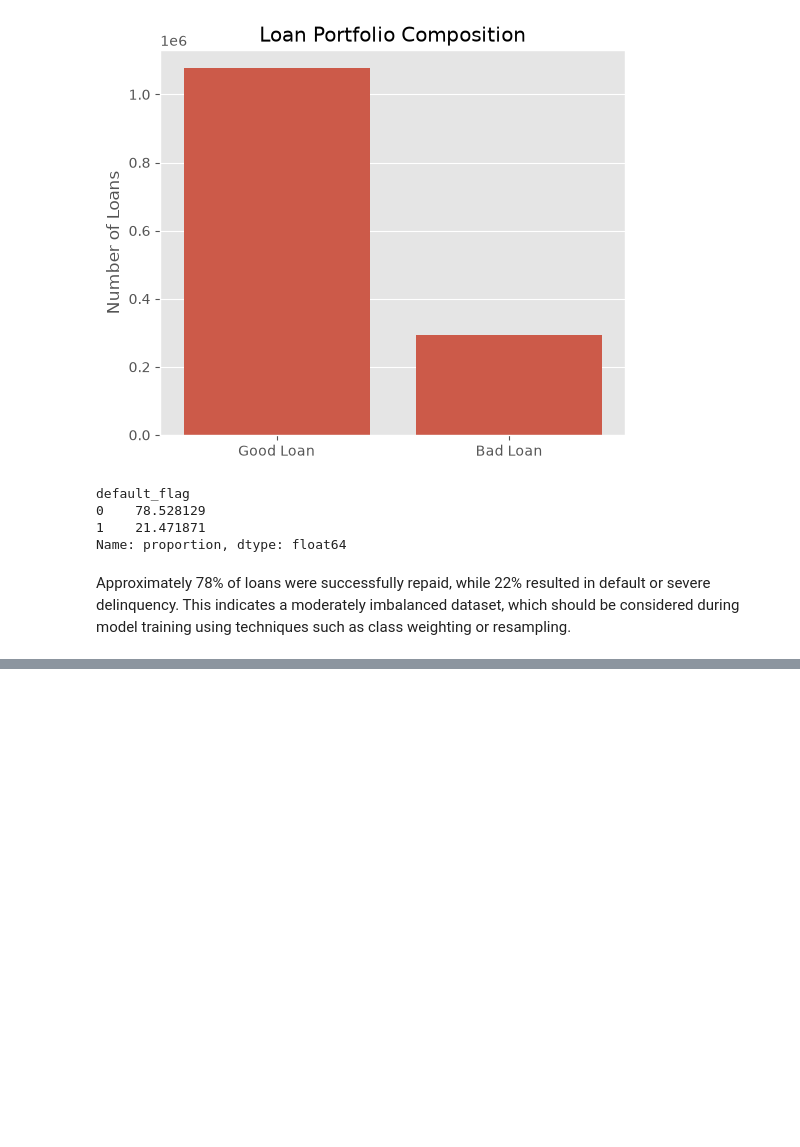
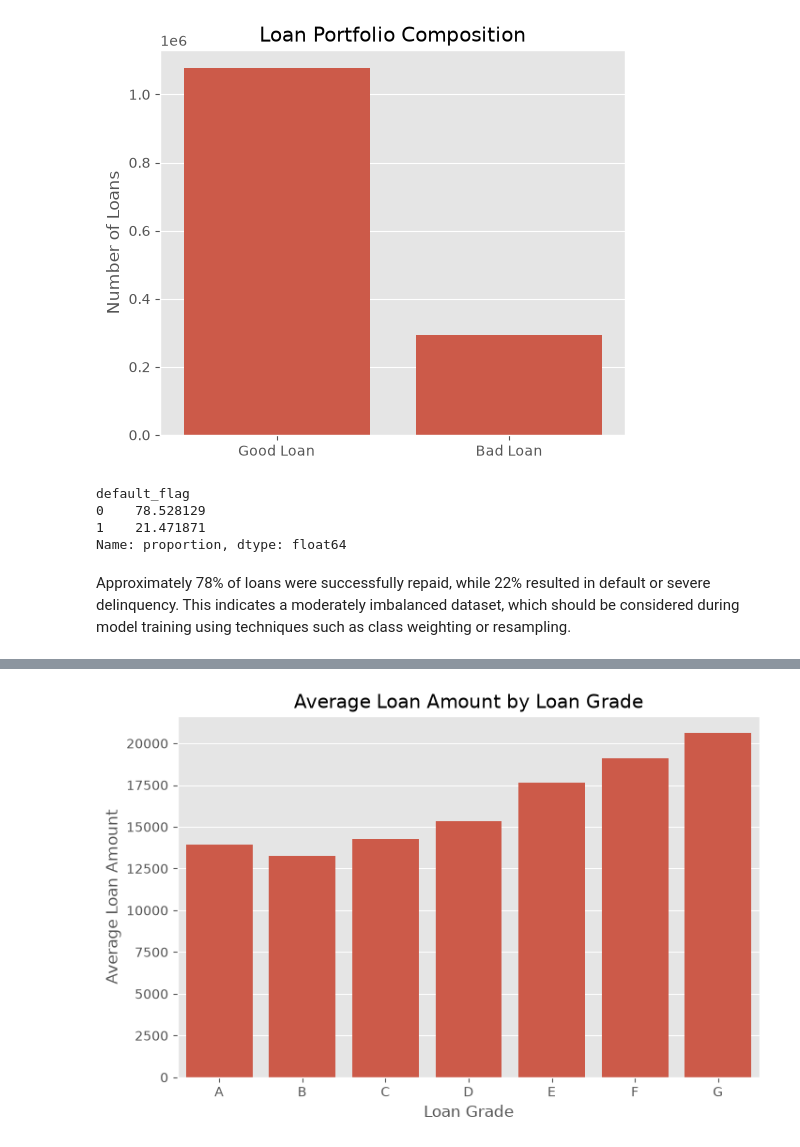
Before and after one commit to purvapatil565/Credit-Risk-Portfolio-Analytics, a Jupyter notebook: notebooks/04_exploratory_data_analysis.ipynb, the cells around one changed output, grey strips where cells are left out. Cells and saved outputs as stored; diff of their text form; code cells hidden in the pictures; blank space fills up the shorter version.

```diff
--- a/notebooks/04_exploratory_data_analysis.ipynb
+++ b/notebooks/04_exploratory_data_analysis.ipynb
@@ -509,0 +686,12 @@ Approximately 78% of loans were successfully repaid, while 22% resulted in defau
+# %%
+# STEP 7.5 : Average Loan Amount by Grade
+# Are larger loans issued to better-quality borrowers?
+
+loan_amount_grade = (
+    loan_df
+    .groupby("grade")["loan_amnt"]
+    .mean()
+    .reset_index()
+)
+
+loan_amount_grade
@@ -509,0 +707,18 @@ Approximately 78% of loans were successfully repaid, while 22% resulted in defau
+# %%
+plt.figure(figsize=(8,5))
+
+sns.barplot(
+    data=loan_amount_grade,
+    x="grade",
+    y="loan_amnt"
+)
+
+plt.title("Average Loan Amount by Loan Grade")
+
+plt.xlabel("Loan Grade")
+
+plt.ylabel("Average Loan Amount")
+
+plt.show()
+# %% [output]
+[figure, added]
```
Also changed, not shown: parts of 25 cells of this notebook.
